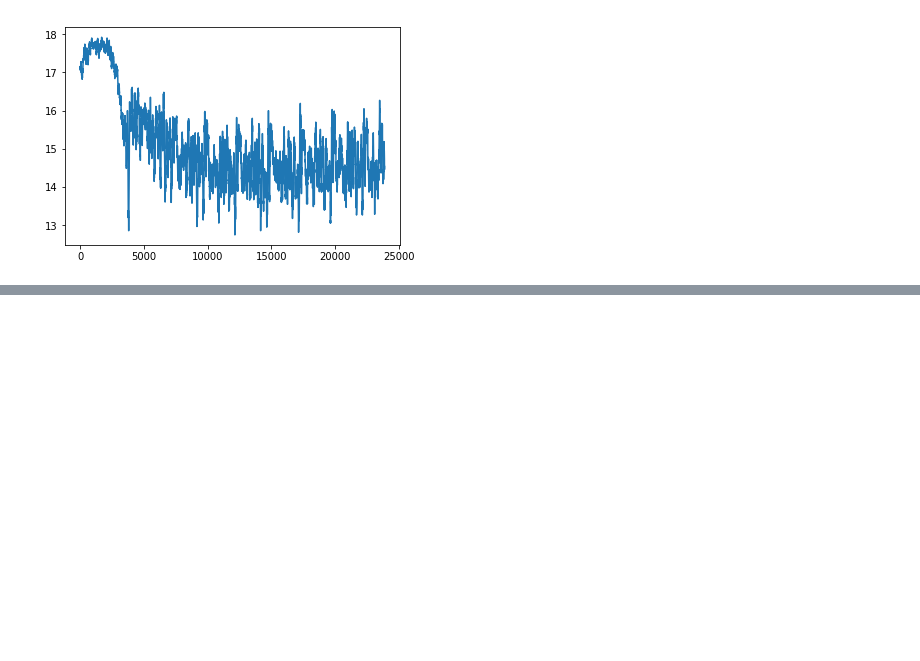
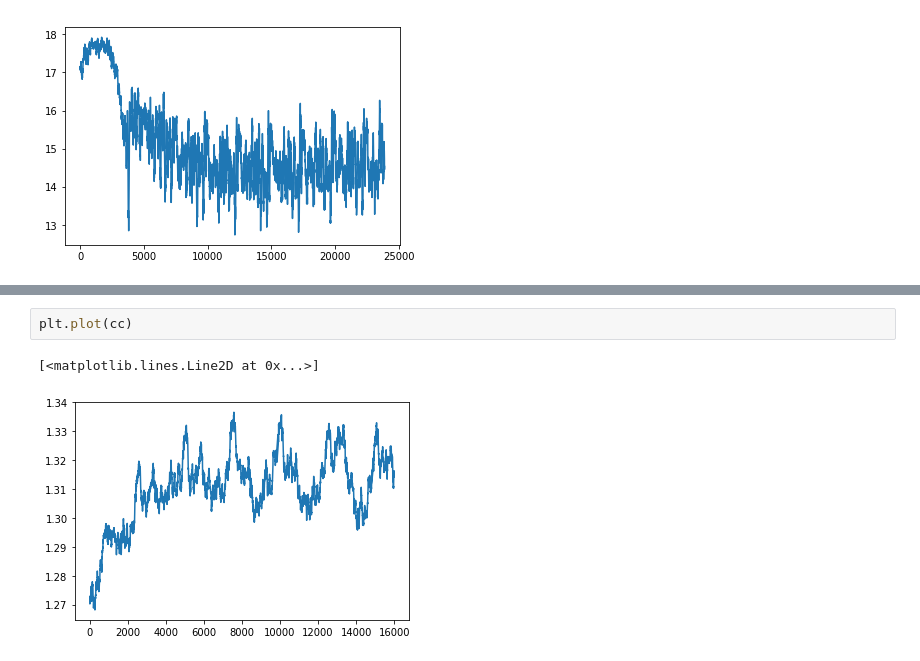
Before and after one commit to louisv123/COLGE, a Jupyter notebook: test.ipynb, the cells around one changed output, grey strips where cells are left out. Cells and saved outputs as stored; diff of their text form; blank space fills up the shorter version.

```diff
--- a/test.ipynb
+++ b/test.ipynb
@@ -1145,0 +1186,5 @@ plt.plot(cc)
+# %%
+plt.plot(cc)
+# %% [output]
+[<matplotlib.lines.Line2D at 0x...>]
+[figure, added]
```
Also changed, not shown: parts of 16 cells of this notebook, 6 other files.
